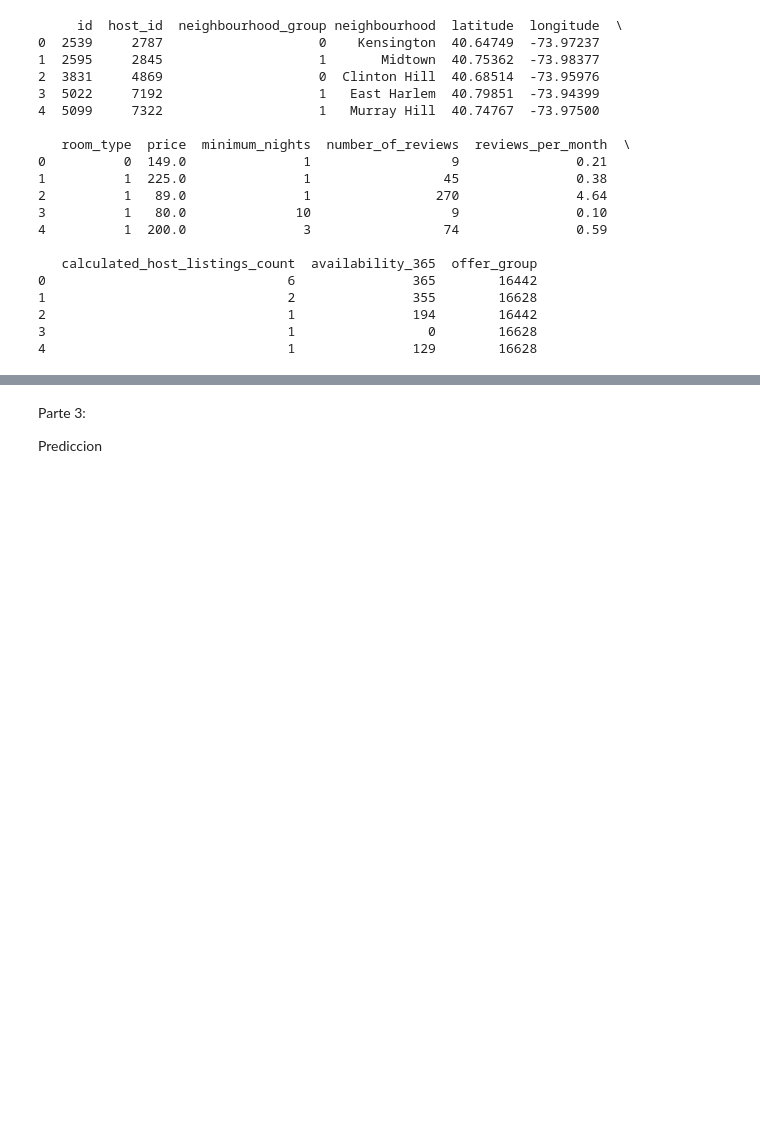
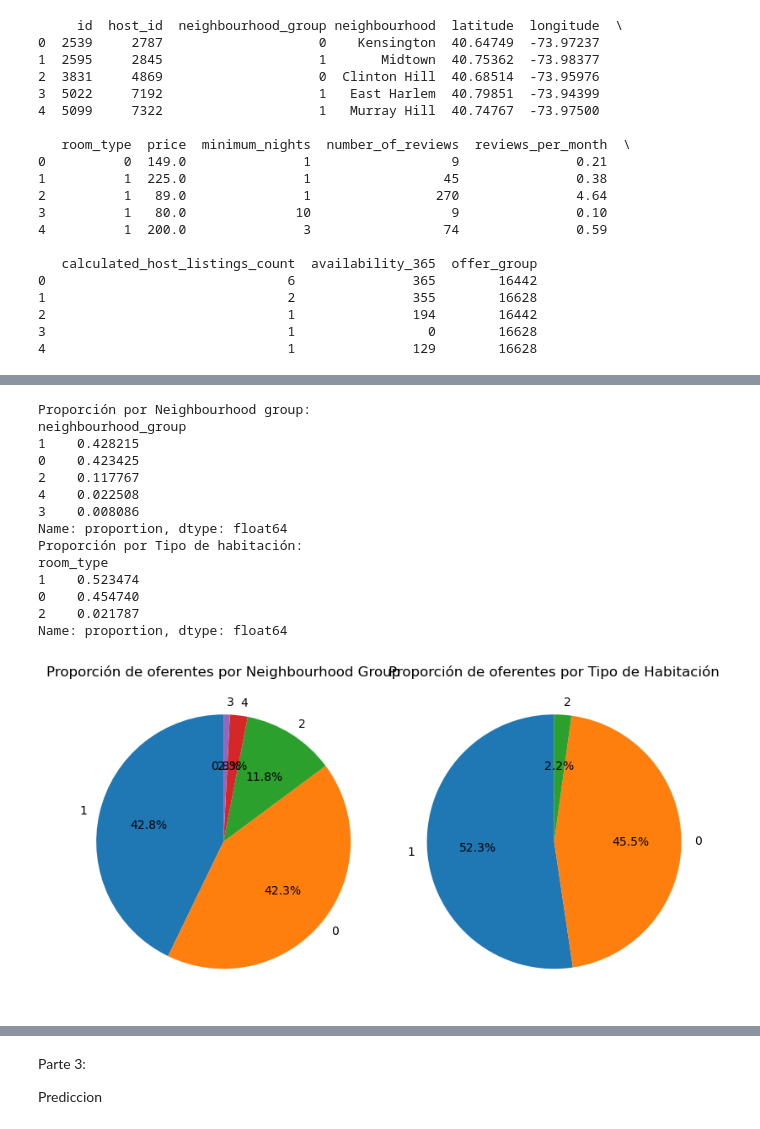
Before and after one commit to VZervino/BIG-DATA-Trabajos, a Jupyter notebook: Tp2 Big Data.ipynb, the cells around one changed output, grey strips where cells are left out. Drawn from its saved outputs; the diff is of its cells as text; code cells hidden in the pictures; blank space fills up the shorter version.

Commit message:
Faltan comentar los dos Graficos!

```diff
--- a/Tp2 Big Data.ipynb
+++ b/Tp2 Big Data.ipynb
@@ -226,0 +261,43 @@ SyntaxError: invalid syntax (2351940171.py, line 1)
+# %%
+#b)
+import matplotlib.pyplot as plt
+
+# Calcular la proporción de oferentes por "Neighbourhood group"
+proporcion_ng = df['neighbourhood_group'].value_counts(normalize=True)
+print("Proporción por Neighbourhood group:")
+print(proporcion_ng)
+
+# Calcular la proporción de oferentes por tipo de habitación
+proporcion_rt = df['room_type'].value_counts(normalize=True)
+print("Proporción por Tipo de habitación:")
+print(proporcion_rt)
+# Crear subgráficos
+fig, axs = plt.subplots(1, 2, figsize=(8, 8))
+#Haremos un grafico de tipo "pie chart" que nos muestre las proporciones de oferentes por neighbourhood groupr y por tipo de habitacion
+# Gráfico de proporción por "Neighbourhood group"
+axs[0].pie(proporcion_ng, labels=proporcion_ng.index, autopct='%1.1f%%', startangle=90)
+axs[0].set_title('Proporción de oferentes por Neighbourhood Group')
+
+# Gráfico de proporción por tipo de habitación
+axs[1].pie(proporcion_rt, labels=proporcion_rt.index, autopct='%1.1f%%', startangle=90)
+axs[1].set_title('Proporción de oferentes por Tipo de Habitación')
+
+# Mostrar los gráficos
+plt.tight_layout()
+plt.show()
+# %% [output]
+Proporción por Neighbourhood group:
+neighbourhood_group
+1    0.428215
+0    0.423425
+2    0.117767
+4    0.022508
+3    0.008086
+Name: proportion, dtype: float64
+Proporción por Tipo de habitación:
+room_type
+1    0.523474
+0    0.454740
+2    0.021787
+Name: proportion, dtype: float64
+[figure, added]
```
Also changed, not shown: parts of 9 cells of this notebook.
